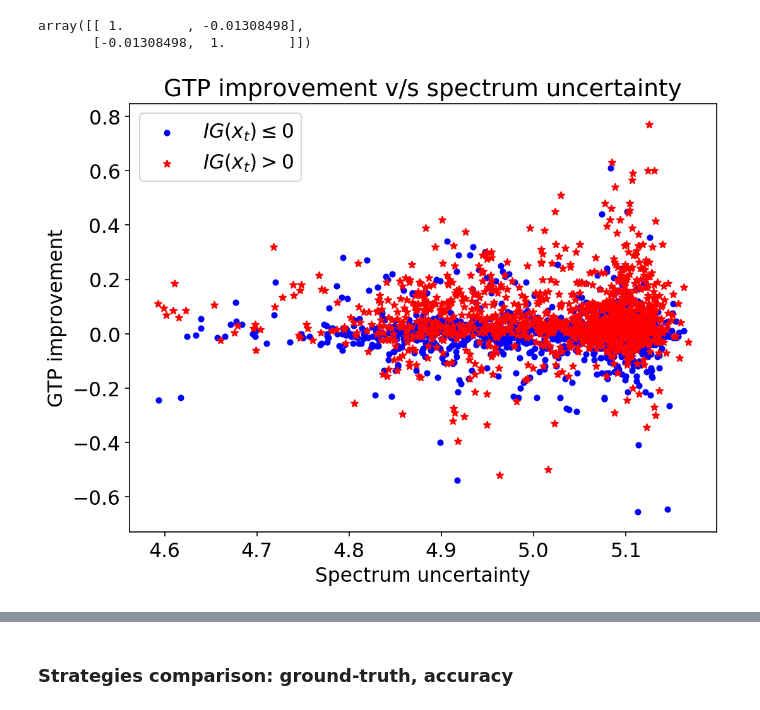
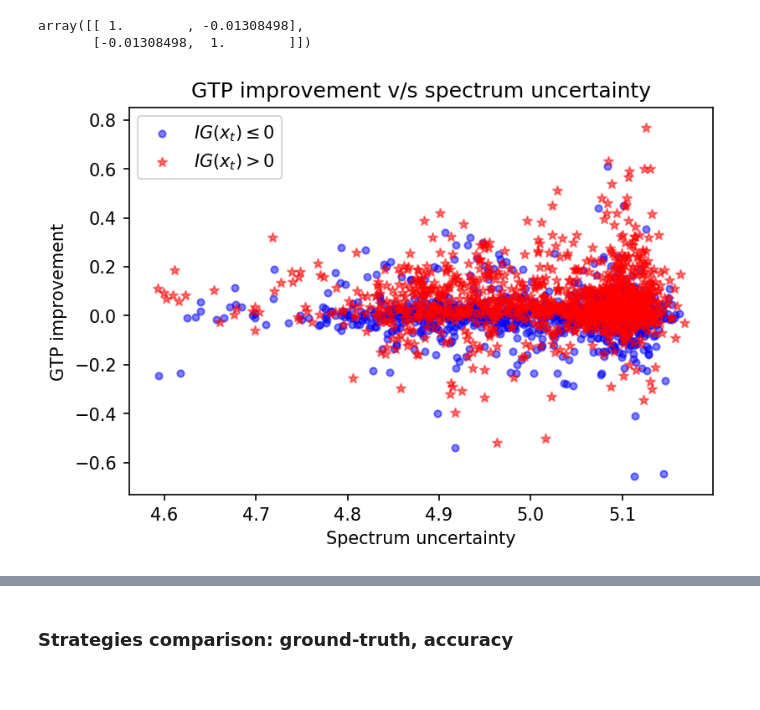
Before and after one commit to jastudillo1/An-Information-Theory-Approach-On-deciding-Spectroscopic-follow-ups, a Jupyter notebook: Selection/Candidate selection.ipynb, the cells around one changed output, grey strips where cells are left out. Saved outputs shown, nothing was run; the diff lists cells and outputs as text; code cells hidden in the pictures.

Commit message:
Graphs edit

```diff
--- a/Selection/Candidate selection.ipynb
+++ b/Selection/Candidate selection.ipynb
@@ -129,27 +129,28 @@ np.corrcoef(probs['s_uncertainty'], probs['ground_diff'])
 array([[ 1.        , -0.01308498],
        [-0.01308498,  1.        ]])
 # %%
-plt.rcParams.update({'font.size': 15})
-plt.figure(figsize=(8,6), dpi=150)
+# plt.rcParams.update({'font.size': 15})
+plt.rcdefaults()
+plt.figure(figsize=(6,4), dpi=150)
 c1 = probs['H_diff_approx']>0
 
 aux = probs[~c1]
 x_ = aux['s_uncertainty'].values
 y_ = aux['ground_diff'].values
-plt.scatter(x_,y_, s = 15, c='b', label=r'$IG(x_t) \leq 0$')
+plt.scatter(x_,y_, s = 15, c='b', label=r'$IG(x_t) \leq 0$', alpha=0.5)
 
 aux = probs[c1]
 x_ = aux['s_uncertainty'].values
 y_ = aux['ground_diff'].values
-plt.scatter(x_,y_, s = 30, marker='*', c='r', label=r'$IG(x_t) > 0$')
+plt.scatter(x_,y_, s = 30, marker='*', c='r', label=r'$IG(x_t) > 0$', alpha=0.5)
 
 plt.legend()
 plt.title('GTP improvement v/s spectrum uncertainty')
 plt.xlabel('Spectrum uncertainty')
 plt.ylabel('GTP improvement')
 plt.show()
 # %% [output]
-[figure, old version]
+[figure, new version]
 # %%
 def fp_detection(probs, sizes, strategy):
     probs = probs.copy()
```
Also changed, not shown: parts of 12 cells of this notebook, 4 other files.
